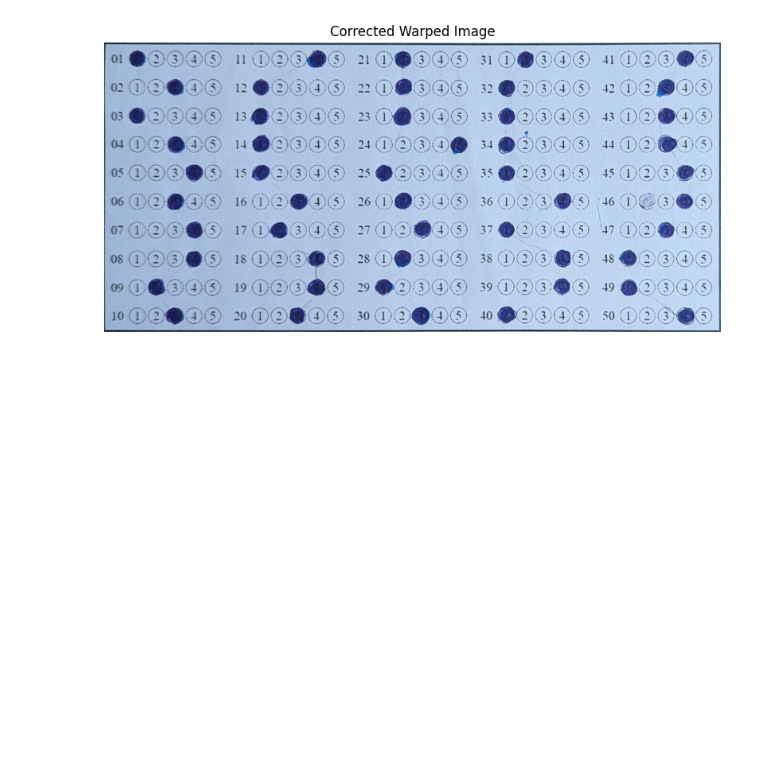
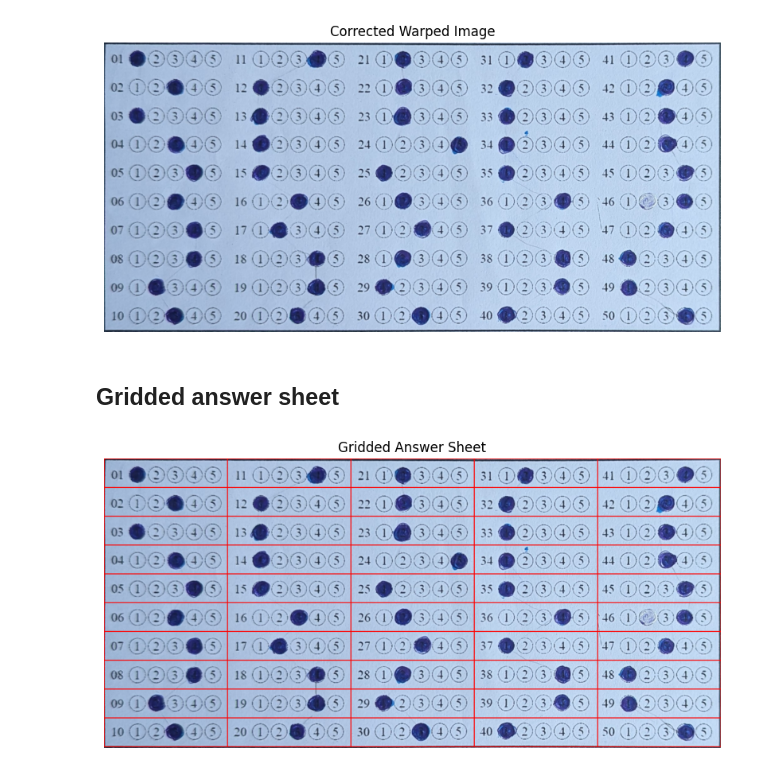
Before and after one commit to SamudraUduwaka/Automatic-MCQ-Grader, a Jupyter notebook: version4.ipynb, the cells around one changed output. Cells and saved outputs as stored; diff of their text form; code cells hidden in the pictures; blank space fills up the shorter version.

Commit message:
grid on the warped image

```diff
--- a/version4.ipynb
+++ b/version4.ipynb
@@ -99,3 +103,50 @@ plt.axis("off")  # Hide axes for better viewing
 plt.show()
 # %% [output]
 [figure]
+# %% [markdown]
+## Gridded answer sheet
+# %%
+import numpy as np
+import cv2
+import matplotlib.pyplot as plt
+
+def create_grid(image, num_questions=10, num_options=5):
+    # Get the image dimensions
+    height, width = image.shape[:2]
+
+    # Define the cell size based on number of questions and options
+    cell_height = height // num_questions
+    cell_width = width // num_options
+
+    # List to store grid coordinates for each bubble
+    grid = []
+
+    for i in range(num_questions):
+        row = []
+        for j in range(num_options):
+            # Define the top-left and bottom-right corners of each cell
+            top_left = (j * cell_width, i * cell_height)
+            bottom_right = ((j + 1) * cell_width, (i + 1) * cell_height)
+
+            row.append((top_left, bottom_right))
+
+        grid.append(row)
+
+    return grid
+
+# Create a grid on the image (10 rows, 5 columns)
+grid = create_grid(warped_image_corrected, num_questions=10, num_options=5)
+
+# display the grid on the image for verification
+for row in grid:
+    for (top_left, bottom_right) in row:
+        cv2.rectangle(warped_image_corrected, top_left, bottom_right, (0, 0, 255), 2)
+
+# Display the image with the grid
+plt.figure(figsize=(10, 8))
+plt.imshow(cv2.cvtColor(warped_image_corrected, cv2.COLOR_BGR2RGB))
+plt.title("Gridded Answer Sheet")
+plt.axis("off")
+plt.show()
+# %% [output]
+[figure, added]
```
Also changed, not shown: parts of 3 cells of this notebook.
